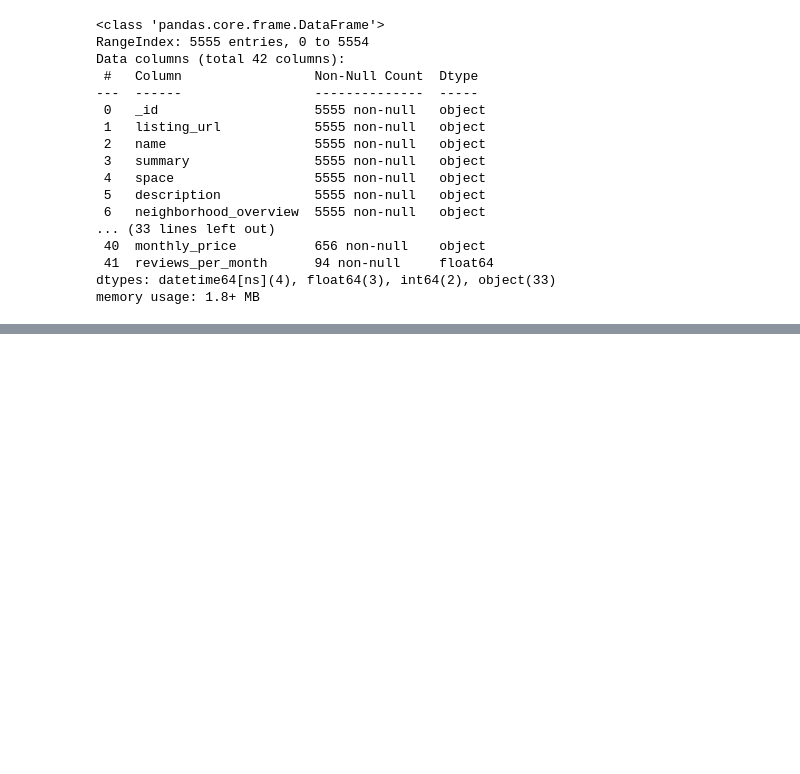
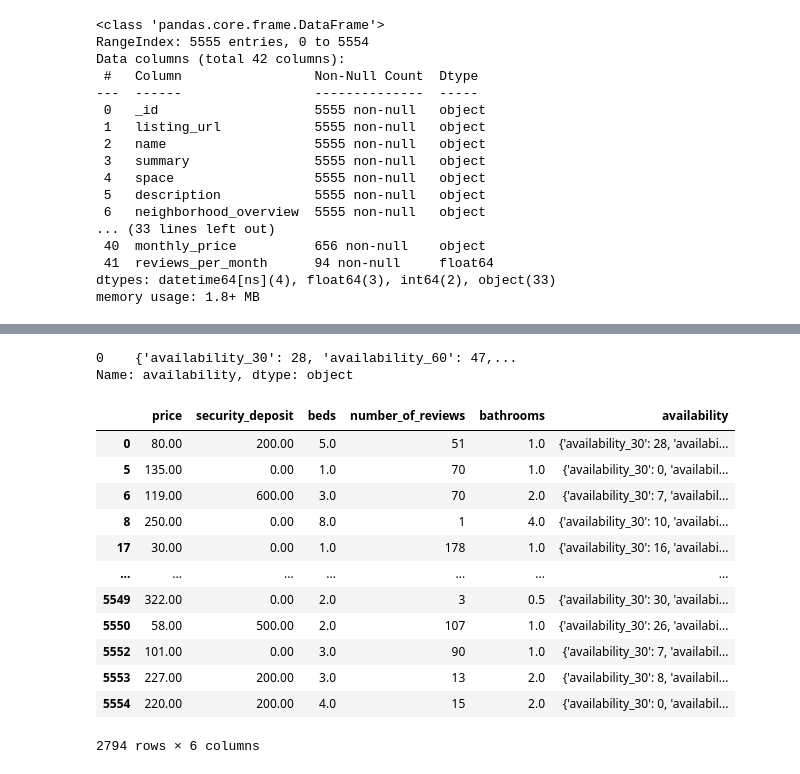
Before and after one commit to piyushrgone/Airbnb-Analysis, a Jupyter notebook: Airbnb EDA.ipynb, the cells around one changed output, grey strips where cells are left out. Drawn from its saved outputs; the diff is of its cells as text; code cells hidden in the pictures; blank space fills up the shorter version.

```diff
--- a/Airbnb EDA.ipynb
+++ b/Airbnb EDA.ipynb
@@ -82,0 +140,4 @@ airbnb_df = df.dropna(subset=[])
+# %%
+# Remove all rows with missing values
+df = df.dropna(subset=["first_review","last_review","security_deposit","cleaning_fee","bedrooms","bathrooms"])
+df.isnull().sum()
@@ -82,0 +162,23 @@ airbnb_df = df.dropna(subset=[])
+# %%
+from pprint import pprint
+
+pprint(df["availability"][:1:])
+# %% [output]
+0    {'availability_30': 28, 'availability_60': 47,...
+Name: availability, dtype: object
+# %%
+df[["price","security_deposit","beds","number_of_reviews","bathrooms","availability"]]
+# %% [output]
+|  | price | security_deposit | beds | number_of_reviews | bathrooms | availability |
+| 0 | 80.00 | 200.00 | 5.0 | 51 | 1.0 | {'availability_30': 28, 'availabi... |
+| 5 | 135.00 | 0.00 | 1.0 | 70 | 1.0 | {'availability_30': 0, 'availabil... |
+| 6 | 119.00 | 600.00 | 3.0 | 70 | 2.0 | {'availability_30': 7, 'availabil... |
+| 8 | 250.00 | 0.00 | 8.0 | 1 | 4.0 | {'availability_30': 10, 'availabi... |
+| 17 | 30.00 | 0.00 | 1.0 | 178 | 1.0 | {'availability_30': 16, 'availabi... |
+| ... | ... | ... | ... | ... | ... | ... |
+| 5549 | 322.00 | 0.00 | 2.0 | 3 | 0.5 | {'availability_30': 30, 'availabi... |
+| 5550 | 58.00 | 500.00 | 2.0 | 107 | 1.0 | {'availability_30': 26, 'availabi... |
+| 5552 | 101.00 | 0.00 | 3.0 | 90 | 1.0 | {'availability_30': 7, 'availabil... |
+| 5553 | 227.00 | 200.00 | 3.0 | 13 | 2.0 | {'availability_30': 8, 'availabil... |
+| 5554 | 220.00 | 200.00 | 4.0 | 15 | 2.0 | {'availability_30': 0, 'availabil... |
+2794 rows × 6 columns
```
Also changed, not shown: parts of 10 cells of this notebook.
